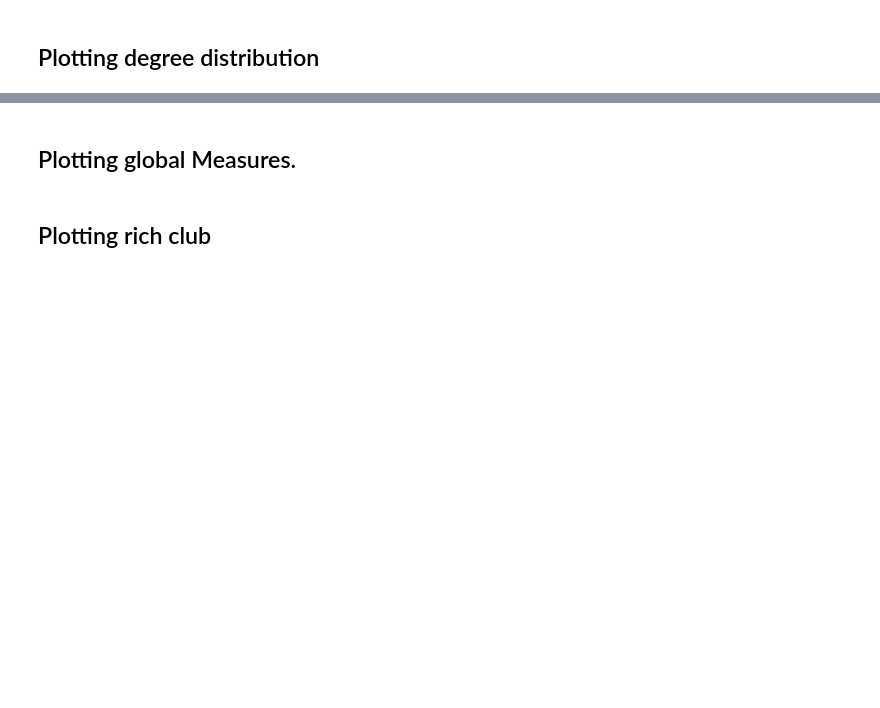
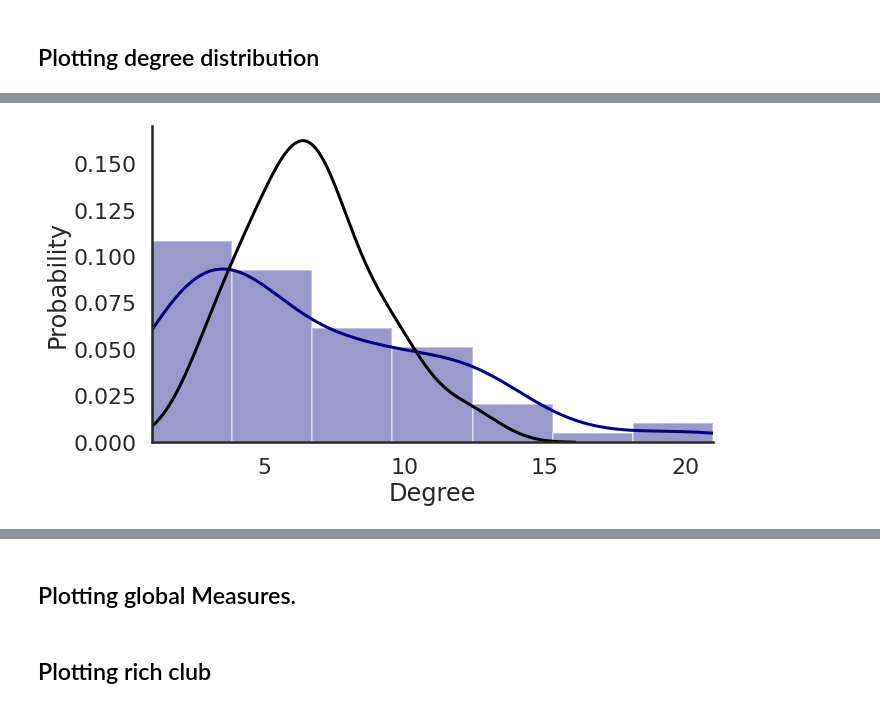
Before and after one commit to WMDA/SCN, a Jupyter notebook: scripts/work_in_progress_scripts/LGI_networks_assumptions.ipynb, the cells around one changed output, grey strips where cells are left out. Saved outputs shown, nothing was run; the diff lists cells and outputs as text; code cells hidden in the pictures; blank space fills up the shorter version.

```diff
--- a/scripts/work_in_progress_scripts/LGI_networks_assumptions.ipynb
+++ b/scripts/work_in_progress_scripts/LGI_networks_assumptions.ipynb
@@ -97,3 +75,5 @@ plot_degree_dist(aan_graph_threshold, color=["purple", "black"])
 # %%
-plot_degree_dist(wr_graph_threshold, color=["navy", "black"])
+plot_degree_dist(wr_graphs['graph_threshold'], color=["navy", "black"])
+# %% [output]
+[figure, added]
 # %%
```
Also changed, not shown: parts of 29 cells of this notebook, 2 other files.
